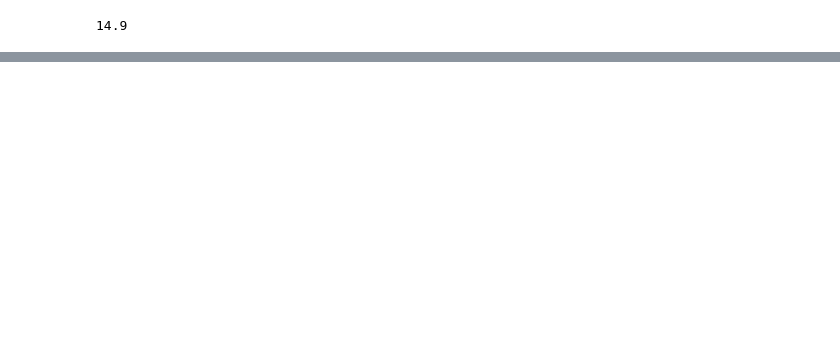
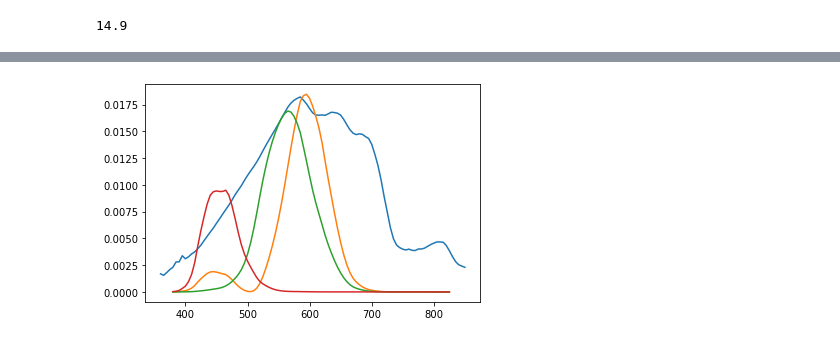
Before and after one commit to jobel-openscience/FUME, a Jupyter notebook: forel_ule_index.ipynb, the cells around one changed output, grey strips where cells are left out. Cells and saved outputs as stored; diff of their text form; code cells hidden in the pictures; blank space fills up the shorter version.

Commit message:
extend notebook to multispectral images
function calc_forel_ule receives spectrum and 3D array
[bands, x, y]

```diff
--- a/forel_ule_index.ipynb
+++ b/forel_ule_index.ipynb
@@ -134,3 +136,87 @@ else:
 fu_i
 # %% [output]
 14.9
+# %%
+Delta = 5
+
+
+
+def calc_ForelUle(wavelength, reflectance, cmf):
+
+    Delta = cmf['wavelength'][1] - cmf['wavelength'][0]
+    #Debug
+    print('cmf',cmf['wavelength'].iloc[0],':', cmf['wavelength'].iloc[-1],':',Delta)
+    print('input', wavelength.min(),':',wavelength.max() )
+
+    start = max([cmf['wavelength'].iloc[0], wavelength.min()])
+    end = min([cmf['wavelength'].iloc[-1], wavelength.max()])
+    print('intersection', start,end)
+    cmfi = cmf[ (cmf['wavelength'] >= start) & (cmf['wavelength'] <= end) ]
+
+    xi1 = range( start, end+Delta, Delta)
+    int_r1 = interp1d( wavelength, reflectance, kind = 'linear')(xi1)
+
+    print(len(wavelength))
+    print(len(xi1),xi1)
+    print(len(int_r1))
+
+    # Creating a dictionary to hold the reflectance values aas tristimulus
+    r = {"x": [], "y": [], "z": []}
+
+    r["x"] = int_r1 * cmfi["x"]
+    r["y"] = int_r1 * cmfi["y"]
+    r["z"] = int_r1 * cmfi["z"]
+
+    plt.plot(wavelength, reflectance)
+    plt.plot(xi1,r["x"])
+    plt.plot(xi1,r["y"])
+    plt.plot(xi1,r["z"])
+
+    # ------ Sum
+    s = {"x": [], "y": [], "z": []}
+
+    s["x"] = sum(r["x"] * Delta)
+    s["y"] = sum(r["y"] * Delta)
+    s["z"] = sum(r["z"] * Delta)
+
+    sum_xyz = s["x"] + s["y"] + s["z"]
+
+    # ------ chromaticity
+    chrom = {"x": [], "y": [], "z": []}
+    chrom["x"] = s["x"] / sum_xyz
+    chrom["y"] = s["y"] / sum_xyz
+    chrom["z"] = s["z"] / sum_xyz
+
+    sum_chrom_y = chrom["x"] + chrom["y"] + chrom["z"]
+
+    # ______ chromaticity - whiteness
+    chrom_w = {"x": [], "y": []}
+    chrom_w["x"] = chrom["x"] - (1 / 3)
+    chrom_w["y"] = chrom["y"] - (1 / 3)
+
+    # ______ calculate atan2
+    # we use the average atan per scale
+    a_i = math.atan2(chrom_w["y"], chrom_w["x"]) * 180 / math.pi
+
+    if a_i < 0:
+        a_i = a_i + 360
+    else:
+        a_i = a_i
+
+    # ----- fui approximation
+
+    if a_i >= fui["atan"][0]:  # FUI = 1 its > Average
+        fu_i = 1.0
+    elif math.isnan(a_i):  # FUI = NAN = 0
+        fu_i = 0
+    elif a_i <= fui["atan"][200]:  # FUI = 21
+        fu_i = 21.0
+    else:
+        for c in range(0, len(fui)):
+            if (fui["atan"][c] > a_i) and (a_i >= fui["atan"][c + 1]):
+                fu_i = fui["value"][c + 1]
+
+    print('Forel-Ule:',fu_i)
+
+calc_ForelUle(test['wavelength'], test['y1'],cmf)
+# %% [output]
@@ -136,0 +230 @@ fu_i
+[figure, added]
```
Also changed, not shown: parts of 10 cells of this notebook.
